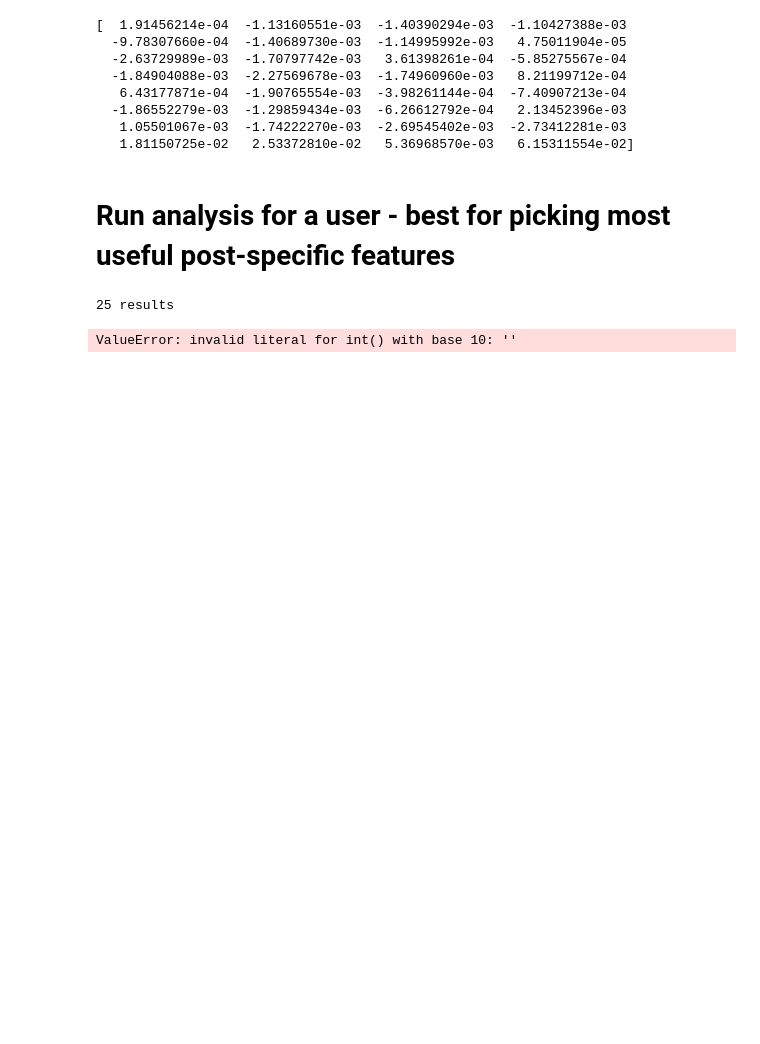
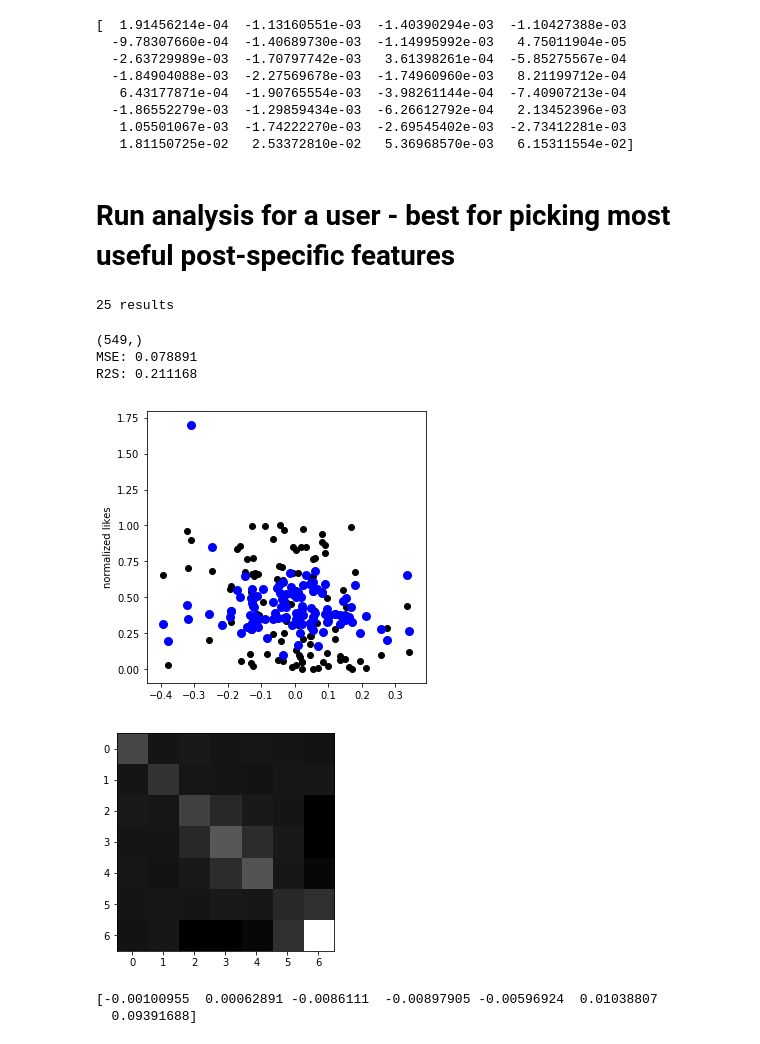
Before and after one commit to AlbertHJLee/minster, a Jupyter notebook: exploration.ipynb, the cells around one changed output. Drawn from its saved outputs; the diff is of its cells as text; code cells hidden in the pictures; blank space fills up the shorter version.

```diff
--- a/exploration.ipynb
+++ b/exploration.ipynb
@@ -36,6 +36,8 @@ def convertString(x):
     return number
 
 def extractTimeData(x):
+    if not (type(x) is int):
+        return 7, 25
     createdtime = datetime.fromtimestamp(int(x))
     hour = createdtime.hour
     weekday = createdtime.weekday()
@@ -330,5 +332,5 @@ struct = utils.search_old('cake')
 # %% [output]
 25 results
 # %%
-posts,images = utils.dataFromScraper('pollykosheleva')
+posts,images = utils.dataFromScraper('ezgipolat')
 dfp = pandas.DataFrame(posts)
@@ -508,33 +505,39 @@ elif True:
     data_test[:,25:-1] = goodcontrast[test]
     data_test[:,-1] = goodsat[test]
 
 
 y_train = likes[train]
 y_test = likes[test]
 
 
 # Run regression
 
 regr = linear_model.LinearRegression()
 regr.fit(data_train, y_train)
 
 y_pred = regr.predict(data_test)
 
 print 'MSE: %8f'%MSE(y_test, y_pred)
 print 'R2S: %8f'%R2S(y_test, y_pred)
 
 fig = plt.figure(figsize=[5,5])
-feat = -2
+feat = 0
 plt.scatter(data_test[:,feat], y_test,  color='black')
 plt.scatter(data_test[:,feat], y_pred, color='blue', linewidth=3)
 #plt.xlabel('normalized contrast')
 plt.ylabel('normalized likes')
 plt.show()
 
 cov = np.cov(np.append(data_train,y_train.reshape([ntrain,1]),axis=1).transpose())
 plt.imshow(cov,cmap='gray')
 plt.show()
 print cov[-1,:] #, data_test[1,:]
 # %% [output]
-ValueError: invalid literal for int() with base 10: ''
+(549,)
+MSE: 0.078891
+R2S: 0.211168
+[figure, added]
+[figure, added]
+[-0.00100955  0.00062891 -0.0086111  -0.00897905 -0.00596924  0.01038807
+  0.09391688]
 # %% [markdown]
```
Also changed, not shown: parts of 3 cells of this notebook, 2 other files.
